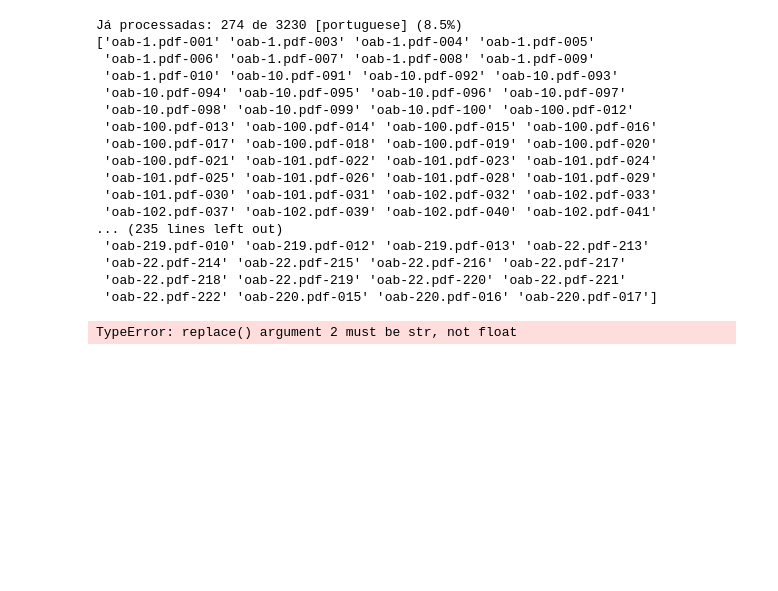
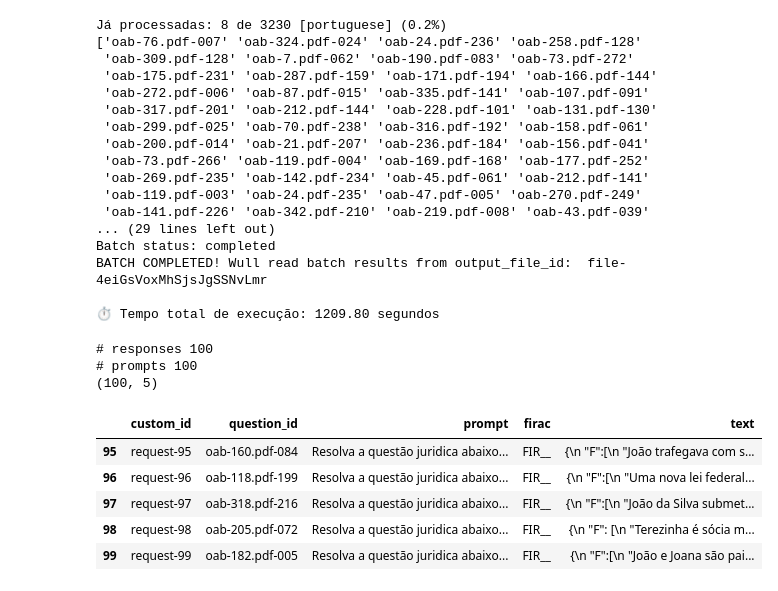
Before and after one commit to pcalais/law-cognitive-structure, a Jupyter notebook: notebooks/run-exam.ipynb, the cells around one changed output. Cells and saved outputs as stored; diff of their text form; code cells hidden in the pictures; blank space fills up the shorter version.

```diff
--- a/notebooks/run-exam.ipynb
+++ b/notebooks/run-exam.ipynb
@@ -361,6 +421,9 @@ def corrigir_json_F_texto(json_texto):
 import json
 
 def escape_unescaped_quotes(json_str: str) -> str:
+    json_str = json_str[1:-1] if json_str.startswith("{{") and json_str.endswith("}}") else json_str
+
+
     i = 0
     n = len(json_str)
     out_chars = []
@@ -438,3 +501,11 @@ assert j['text'] == """She said "hello" and left"""
 text = """{"text": "She said "hello", and left"}"""
 j = load_json_safely(text)
 assert j["text"] == """She said "hello", and left"""
+
+text = """{"resposta": "C"}"""
+j = load_json_safely(text)
+assert j["resposta"] == """C"""
+
+text = """{{\n "resposta": "B"\n}}"""
+j = load_json_safely(text)
+assert j["resposta"] == """B"""
@@ -611,6 +771,8 @@ def run_openai_batch(
     else:
         print("BATCH COMPLETED! Wull read batch results from output_file_id: ", batch.output_file_id)
 
+        return batch.output_file_id
+
     # Parse results
     #results_map = read_batch_results(batch.output_file_id)
 
@@ -691,12 +853,23 @@ import time
 if __name__ == "__main__":
     start_time = time.perf_counter()  # ⏱️ início
 
+    firac = "unstructured"
+    firac = "_____"
     firac = "FIRAC"
+    firac = "FIL__"
+    firac = "FI___"
+    firac = "F____"
+    firac = "FIR__"
+
+    #firac = "FIRA_"
+
     model_name = "gpt-5-nano"
+    model_name = "gpt-4o-mini"
+
     prompts = []
     firacs = []
 
-    question_ids = get_question_ids(oab_questions_df, model_name, firac, N=1000)
+    question_ids = get_question_ids(oab_questions_df, model_name, firac, N=100)
     print(question_ids)
 
     for qid in question_ids:
@@ -705,37 +878,38 @@ if __name__ == "__main__":
         firacs.append(firac)
 
     print('batch size', len(prompts))
-    outputs = run_openai_batch(prompts)
+    output_file_id = run_openai_batch(prompts)
 
     end_time = time.perf_counter()  # ⏱️ fim
     elapsed = end_time - start_time
 
     print(f"\n⏱️ Tempo total de execução: {elapsed:.2f} segundos")
 # %% [output]
-Já processadas: 274 de 3230 [portuguese] (8.5%)
-['oab-1.pdf-001' 'oab-1.pdf-003' 'oab-1.pdf-004' 'oab-1.pdf-005'
- 'oab-1.pdf-006' 'oab-1.pdf-007' 'oab-1.pdf-008' 'oab-1.pdf-009'
- 'oab-1.pdf-010' 'oab-10.pdf-091' 'oab-10.pdf-092' 'oab-10.pdf-093'
- 'oab-10.pdf-094' 'oab-10.pdf-095' 'oab-10.pdf-096' 'oab-10.pdf-097'
- 'oab-10.pdf-098' 'oab-10.pdf-099' 'oab-10.pdf-100' 'oab-100.pdf-012'
- 'oab-100.pdf-013' 'oab-100.pdf-014' 'oab-100.pdf-015' 'oab-100.pdf-016'
- 'oab-100.pdf-017' 'oab-100.pdf-018' 'oab-100.pdf-019' 'oab-100.pdf-020'
- 'oab-100.pdf-021' 'oab-101.pdf-022' 'oab-101.pdf-023' 'oab-101.pdf-024'
- 'oab-101.pdf-025' 'oab-101.pdf-026' 'oab-101.pdf-028' 'oab-101.pdf-029'
- 'oab-101.pdf-030' 'oab-101.pdf-031' 'oab-102.pdf-032' 'oab-102.pdf-033'
- 'oab-102.pdf-037' 'oab-102.pdf-039' 'oab-102.pdf-040' 'oab-102.pdf-041'
-... (235 lines left out)
- 'oab-219.pdf-010' 'oab-219.pdf-012' 'oab-219.pdf-013' 'oab-22.pdf-213'
- 'oab-22.pdf-214' 'oab-22.pdf-215' 'oab-22.pdf-216' 'oab-22.pdf-217'
- 'oab-22.pdf-218' 'oab-22.pdf-219' 'oab-22.pdf-220' 'oab-22.pdf-221'
- 'oab-22.pdf-222' 'oab-220.pdf-015' 'oab-220.pdf-016' 'oab-220.pdf-017']
+Já processadas: 8 de 3230 [portuguese] (0.2%)
+['oab-76.pdf-007' 'oab-324.pdf-024' 'oab-24.pdf-236' 'oab-258.pdf-128'
+ 'oab-309.pdf-128' 'oab-7.pdf-062' 'oab-190.pdf-083' 'oab-73.pdf-272'
+ 'oab-175.pdf-231' 'oab-287.pdf-159' 'oab-171.pdf-194' 'oab-166.pdf-144'
+ 'oab-272.pdf-006' 'oab-87.pdf-015' 'oab-335.pdf-141' 'oab-107.pdf-091'
+ 'oab-317.pdf-201' 'oab-212.pdf-144' 'oab-228.pdf-101' 'oab-131.pdf-130'
+ 'oab-299.pdf-025' 'oab-70.pdf-238' 'oab-316.pdf-192' 'oab-158.pdf-061'
+ 'oab-200.pdf-014' 'oab-21.pdf-207' 'oab-236.pdf-184' 'oab-156.pdf-041'
+ 'oab-73.pdf-266' 'oab-119.pdf-004' 'oab-169.pdf-168' 'oab-177.pdf-252'
+ 'oab-269.pdf-235' 'oab-142.pdf-234' 'oab-45.pdf-061' 'oab-212.pdf-141'
+ 'oab-119.pdf-003' 'oab-24.pdf-235' 'oab-47.pdf-005' 'oab-270.pdf-249'
+ 'oab-141.pdf-226' 'oab-342.pdf-210' 'oab-219.pdf-008' 'oab-43.pdf-039'
+... (29 lines left out)
+Batch status: completed
+BATCH COMPLETED! Wull read batch results from output_file_id:  file-4eiGsVoxMhSjsJgSSNvLmr
+
+⏱️ Tempo total de execução: 1209.80 segundos
-TypeError: replace() argument 2 must be str, not float
 # %%
 import json
 import pandas as pd
 import re
 
-response_list = read_batch_results("file-C4YL68YqfK8GSCQWNe4vqh")
+
+
+response_list = read_batch_results(output_file_id)
 print('# responses', len(response_list))
 print("# prompts", len(prompts))
 
@@ -753,33 +927,45 @@ for question_id, prompt, firac, item in zip(question_ids, prompts, firacs, respo
     custom_order = int(match.group(1)) if match else float("inf")
 
     response = item.get("response", {})
     body = response.get("body", {})
     outputs = body.get("output", [])
 
     for out in outputs:
         if out.get("type") != "message":
             continue
 
         for c in out.get("content", []):
             if c.get("type") == "output_text":
                 rows.append(
                     {
                         "custom_id": custom_id,
                         "custom_order": custom_order,
                         "question_id": question_id,
                         "prompt": prompt,
                         "firac": firac,
                         "text": c.get("text", "").strip()
                     }
                 )
 
 # ordena explicitamente por request-0, request-1, ...
 rows = sorted(rows, key=lambda x: x["custom_order"])
 
 # monta o DataFrame final
 df = pd.DataFrame(rows).drop(columns="custom_order")
 
+print(df.shape)
+
 df.tail()
+# %% [output]
+# responses 100
+# prompts 100
+(100, 5)
+|  | custom_id | question_id | prompt | firac | text |
+| 95 | request-95 | oab-160.pdf-084 | Resolva a questão juridica abaixo... | FIR__ | {\n "F":[\n "João trafegava com s... |
+| 96 | request-96 | oab-118.pdf-199 | Resolva a questão juridica abaixo... | FIR__ | {\n "F":[\n "Uma nova lei federal... |
+| 97 | request-97 | oab-318.pdf-216 | Resolva a questão juridica abaixo... | FIR__ | {\n "F":[\n "João da Silva submet... |
+| 98 | request-98 | oab-205.pdf-072 | Resolva a questão juridica abaixo... | FIR__ | {\n "F": [\n "Terezinha é sócia m... |
+| 99 | request-99 | oab-182.pdf-005 | Resolva a questão juridica abaixo... | FIR__ | {\n "F":[\n "João e Joana são pai... |
 # %%
 import os
 import pandas as pd
```
Also changed, not shown: parts of 14 cells of this notebook.
